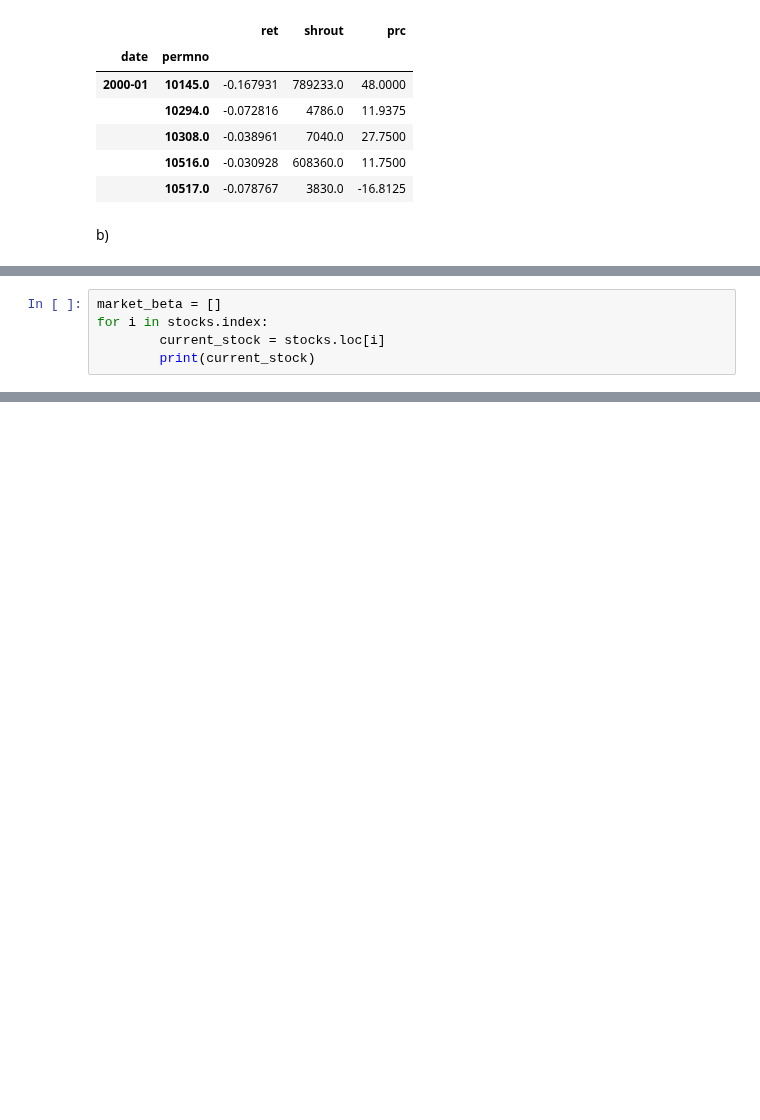
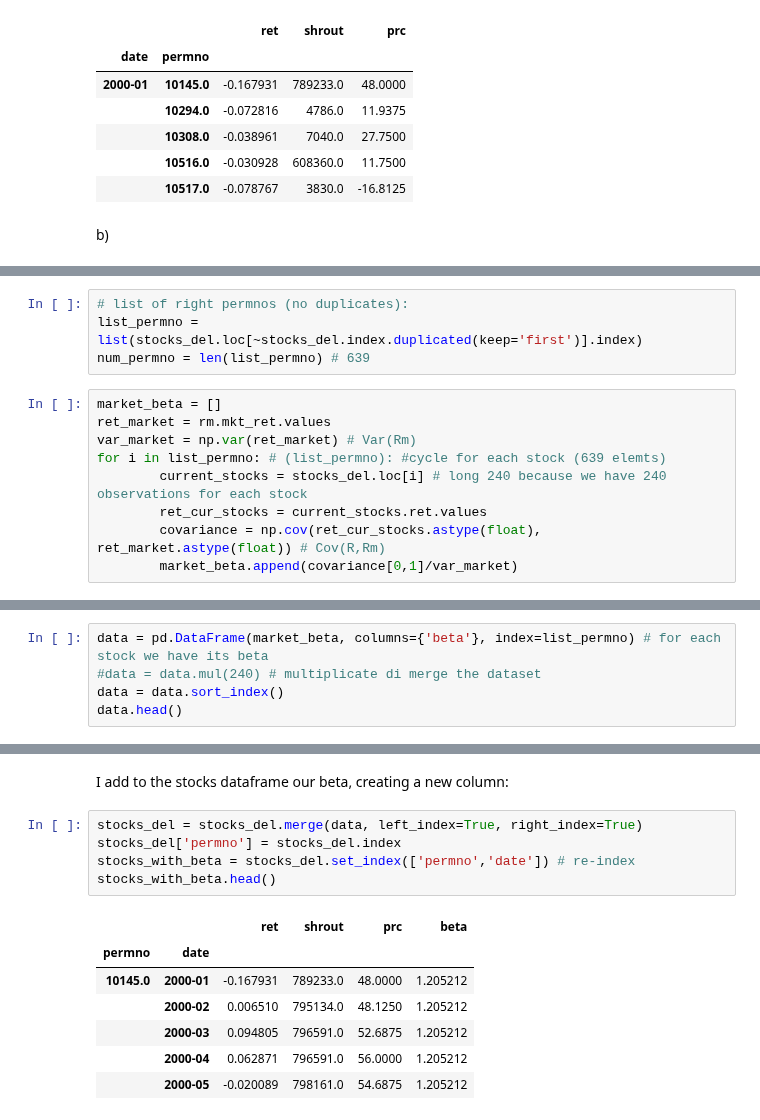
Before and after one commit to baohien97/EPFL-Investments, a Jupyter notebook: As6/As 6.ipynb, the cells around one changed output, grey strips where cells are left out. Drawn from its saved outputs; the diff is of its cells as text; blank space fills up the shorter version.

```diff
--- a/As6/As 6.ipynb
+++ b/As6/As 6.ipynb
@@ -196,5 +196,0 @@ Using the full sample, estimate the market beta for each stock:
-# %%
-market_beta = []
-for i in stocks.index:
-        current_stock = stocks.loc[i]
-        print(current_stock)
@@ -218,0 +197,13 @@ permno
+# %%
+# list of right permnos (no duplicates):
+list_permno = list(stocks_del.loc[~stocks_del.index.duplicated(keep='first')].index)
+num_permno = len(list_permno) # 639
+# %%
+market_beta = []
+ret_market = rm.mkt_ret.values
+var_market = np.var(ret_market) # Var(Rm)
+for i in list_permno: # (list_permno): #cycle for each stock (639 elemts)
+        current_stocks = stocks_del.loc[i] # long 240 because we have 240 observations for each stock
+        ret_cur_stocks = current_stocks.ret.values
+        covariance = np.cov(ret_cur_stocks.astype(float), ret_market.astype(float)) # Cov(R,Rm)
+        market_beta.append(covariance[0,1]/var_market)
@@ -218,0 +212,5 @@ permno
+# %%
+data = pd.DataFrame(market_beta, columns={'beta'}, index=list_permno) # for each stock we have its beta
+#data = data.mul(240) # multiplicate di merge the dataset
+data = data.sort_index()
+data.head()
@@ -218,0 +224,15 @@ permno
+# %% [markdown]
+I add to the stocks dataframe our beta, creating a new column:
+# %%
+stocks_del = stocks_del.merge(data, left_index=True, right_index=True)
+stocks_del['permno'] = stocks_del.index
+stocks_with_beta = stocks_del.set_index(['permno','date']) # re-index
+stocks_with_beta.head()
+# %% [output]
+|  |  | ret | shrout | prc | beta |
+| permno | date |  |  |  |  |
+| 10145.0 | 2000-01 | -0.167931 | 789233.0 | 48.0000 | 1.205212 |
+|  | 2000-02 | 0.006510 | 795134.0 | 48.1250 | 1.205212 |
+|  | 2000-03 | 0.094805 | 796591.0 | 52.6875 | 1.205212 |
+|  | 2000-04 | 0.062871 | 796591.0 | 56.0000 | 1.205212 |
+|  | 2000-05 | -0.020089 | 798161.0 | 54.6875 | 1.205212 |
```
Also changed, not shown: parts of 10 cells of this notebook.
